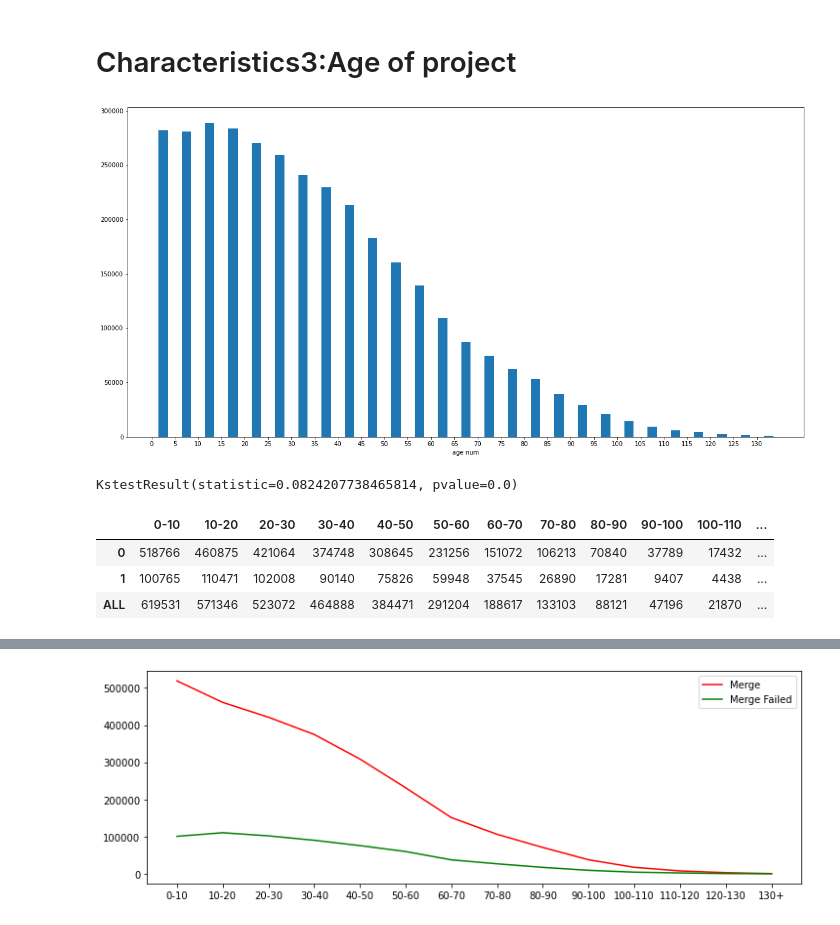
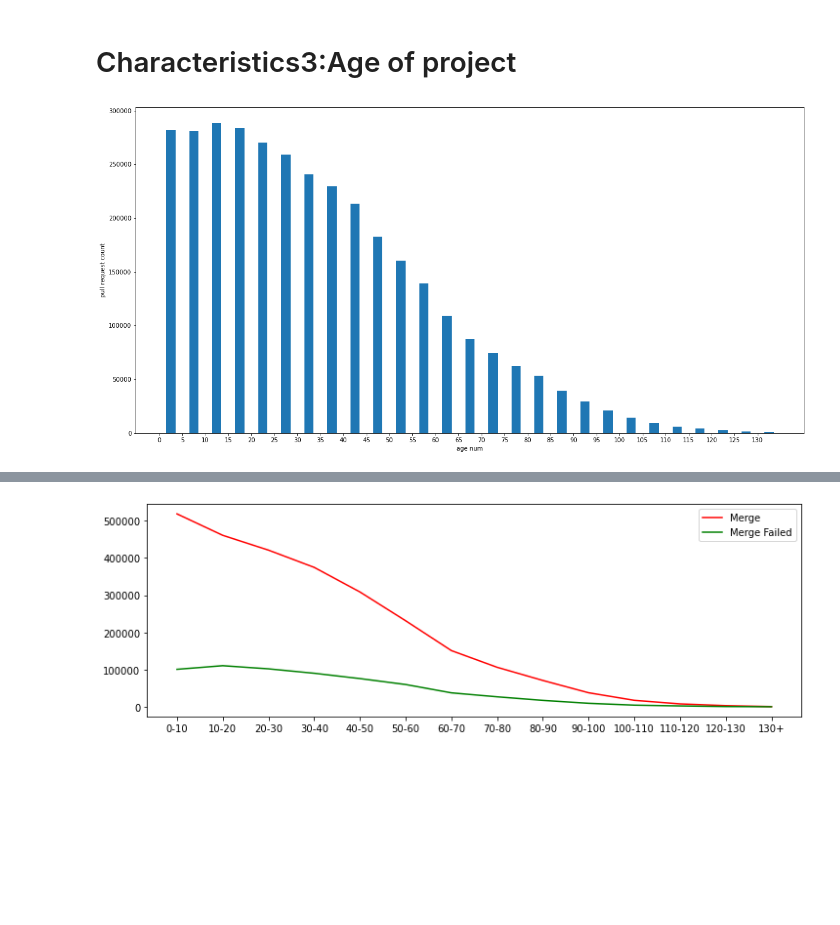
Before and after one commit to vitaminvaf/MSc-Project, a Jupyter notebook: Source code/Data analysis.ipynb, the cells around one changed output, grey strips where cells are left out. Saved outputs shown, nothing was run; the diff lists cells and outputs as text; code cells hidden in the pictures; blank space fills up the shorter version.

```diff
--- a/Source code/Data analysis.ipynb
+++ b/Source code/Data analysis.ipynb
@@ -581,16 +756,8 @@ picture_sameX_plot(fork_Merged,fork_Merge_Failed,fork_name)
 # %% [markdown]
 # Characteristics3:Age of project
 # %%
-age_of_pro = Project_feature_data[['project_age','merged_or_not']]
-age= age_of_pro[age_of_pro['project_age']>=0]
 age_num = age['project_age'].values.tolist()
 bin=int((max(age_num)-min(age_num))/5)
-picturehist(age_num,min(age_num),max(age_num),5,bin,0.4,'age num')
+picturehist(age_num,min(age_num),max(age_num),5,bin,0.4,'age num','pull request count','age of project')
 # %% [output]
-[figure, old version]
+[figure, new version]
-# %%
-u=age_of_pro['project_age'].mean()
-std = age_of_pro['project_age'].std()
-stats.kstest(age_of_pro['project_age'],'norm',(u,std))
-# %% [output]
-KstestResult(statistic=0.0824207738465814, pvalue=0.0)
@@ -646,7 +763,0 @@ age_num_merge_or_not.loc['ALL'] = age_num_merge_or_not.apply(lambda x: x.sum())
-# %%
-age_num_merge_or_not
-# %% [output]
-|  | 0-10 | 10-20 | 20-30 | 30-40 | 40-50 | 50-60 | 60-70 | 70-80 | 80-90 | 90-100 | 100-110 | ... |
-| 0 | 518766 | 460875 | 421064 | 374748 | 308645 | 231256 | 151072 | 106213 | 70840 | 37789 | 17432 | ... |
-| 1 | 100765 | 110471 | 102008 | 90140 | 75826 | 59948 | 37545 | 26890 | 17281 | 9407 | 4438 | ... |
-| ALL | 619531 | 571346 | 523072 | 464888 | 384471 | 291204 | 188617 | 133103 | 88121 | 47196 | 21870 | ... |
```
Also changed, not shown: parts of 142 cells of this notebook.
